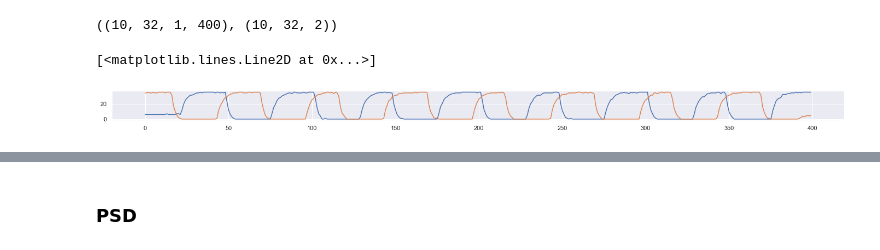
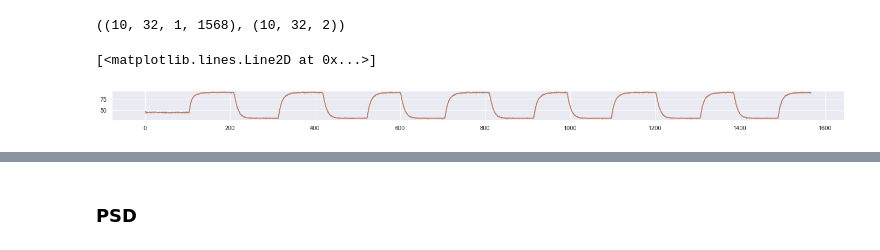
Before and after one commit to NeuroTech-UCSD/Oz-Speller, a Jupyter notebook: notebooks/Pilot_Photosensor_32-class_Vis[Simon].ipynb, the cells around one changed output, grey strips where cells are left out. Cells and saved outputs as stored; diff of their text form; code cells hidden in the pictures.

Commit message:
Verify Photosensor Data Analyzed the photosensor data and confirmed the timing of the flashes is good.

```diff
--- a/notebooks/Pilot_Photosensor_32-class_Vis[Simon].ipynb
+++ b/notebooks/Pilot_Photosensor_32-class_Vis[Simon].ipynb
@@ -12,11 +12,12 @@ from numpy.fft import rfft, irfft, rfftfreq
 # %%
 def load_light_amp_temp_function(light_amp, meta, classes, stim_duration=4, filter=False, sfreq = 296):
     trials = meta[1:,:2]
-    times = meta[:,2]
-    times = (times - times[0])[1:]
+    # times = meta[:,2]
+    times = meta[1:,2]
+    # times = (times - times[0])[1:]
     # stim_end = int(stim_duration * sfreq + 0.75*sfreq)
     stim_end = int(stim_duration * sfreq)
-    light_amp['time'] = light_amp['time'] - light_amp['time'].iloc[0]
+    # light_amp['time'] = light_amp['time'] - light_amp['time'].iloc[0]
     # light_amp = np.array([light_amp.loc[light_amp['time']>t].drop(columns=['time']).to_numpy()[:stim_end].T for t in times])[:,:,int(0.75*sfreq):]
     light_amp = np.array([light_amp.loc[light_amp['time']>=t].drop(columns=['time']).to_numpy()[:stim_end].T for t in times])
     if filter:
@@ -33,24 +34,26 @@ def load_light_amp_temp_function(light_amp, meta, classes, stim_duration=4, filt
 
 target_tab = {}
 # %%
-data_path = "../data/photosensor_recordings/pilot_data/5-30-22_run5/"
-sfreq = 400
+# data_path = "../data/photosensor_recordings/pilot_data/5-30-22_run5/"
+data_path = "../data/photosensor_recordings/pilot_data/5-31-22_run1/"
+sfreq = 1568
+duration = 1.0
 light_amp = pd.read_csv(data_path + 'light_amp.csv').astype(float)
-light_amp['time'] *= 1e-6
+# light_amp['time'] *= 1e-6
 meta = np.loadtxt(data_path + 'meta.csv', delimiter=',', dtype=float)
 trials = meta[1:,:2]
 classes = np.unique(trials, axis=0)
 more_targets = {tuple(target):index for index,target in enumerate(classes)}
 target_tab.update(more_targets)
-light_amp = load_light_amp_temp_function(light_amp, meta, classes, stim_duration=1.0,filter=False,sfreq=sfreq)
+light_amp = load_light_amp_temp_function(light_amp, meta, classes, stim_duration=duration,filter=False,sfreq=sfreq)
 target_by_trial = [list(target_tab.keys())] * 10
 light_amp.shape, np.array(target_by_trial).shape
 # %% [output]
-((10, 32, 1, 400), (10, 32, 2))
+((10, 32, 1, 1568), (10, 32, 2))
 # %%
 plt.figure(figsize=(24, 1))
 plt.plot(light_amp[0,0,0,:])
-plt.plot(light_amp[5,0,0,:])
+plt.plot(light_amp[4,0,0,:])
 # %% [output]
 [<matplotlib.lines.Line2D at 0x...>]
-[figure, old version]
+[figure, new version]
```
Also changed, not shown: parts of 8 cells of this notebook, 7 other files.
